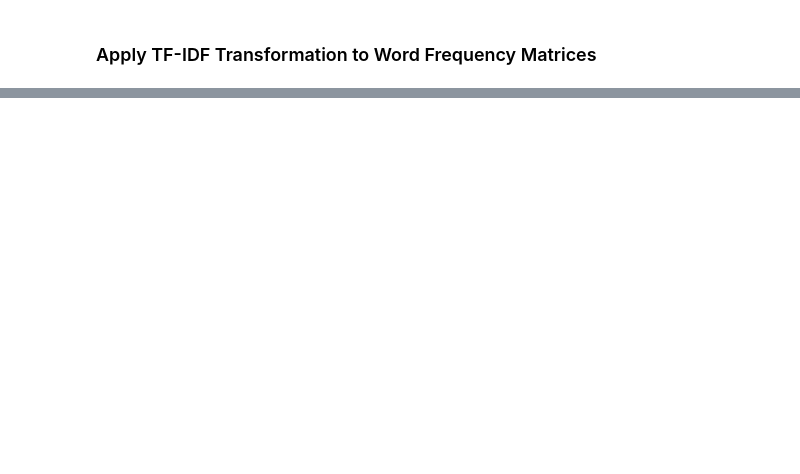
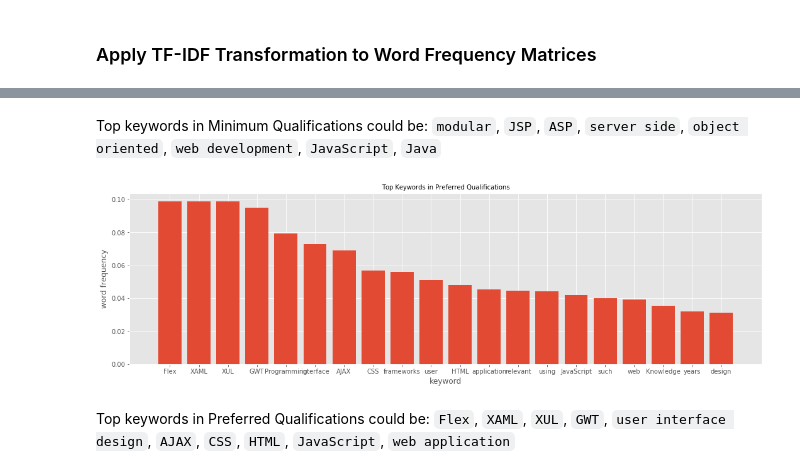
Before and after one commit to aesophor/DataScience, a Jupyter notebook: 05-Final-Project/Analyzing Google Career and Skills.ipynb, the cells around one changed output, grey strips where cells are left out. Saved outputs shown, nothing was run; the diff lists cells and outputs as text; code cells hidden in the pictures; blank space fills up the shorter version.

```diff
--- a/05-Final-Project/Analyzing Google Career and Skills.ipynb
+++ b/05-Final-Project/Analyzing Google Career and Skills.ipynb
@@ -420,0 +558,13 @@ plot_tfidf_wordcloud(resp_tfidfm, text_index=0, ax=ax3, font_path=font_path, hei
+# %% [markdown]
+Top keywords in Minimum Qualifications could be: `modular`, `JSP`, `ASP`, `server side`, `object oriented`, `web development`, `JavaScript`, `Java`
+# %%
+plt.figure(figsize=(18, 5))
+ax1 = plt.subplot(1, 1, 1)
+plt.xlabel('keyword')
+plt.ylabel('word frequency')
+title = 'Top Keywords in Preferred Qualifications'
+plot_tfidf_bar(pref_qual_tfidfm, text_index=0, ax=ax1, font_path=font_path, title=title)
+# %% [output]
+[figure, added]
+# %% [markdown]
+Top keywords in Preferred Qualifications could be: `Flex`, `XAML`, `XUL`, `GWT`, `user interface design`, `AJAX`, `CSS`, `HTML`, `JavaScript`, `web application`
```
Also changed, not shown: parts of 23 cells of this notebook, 3 other files.
